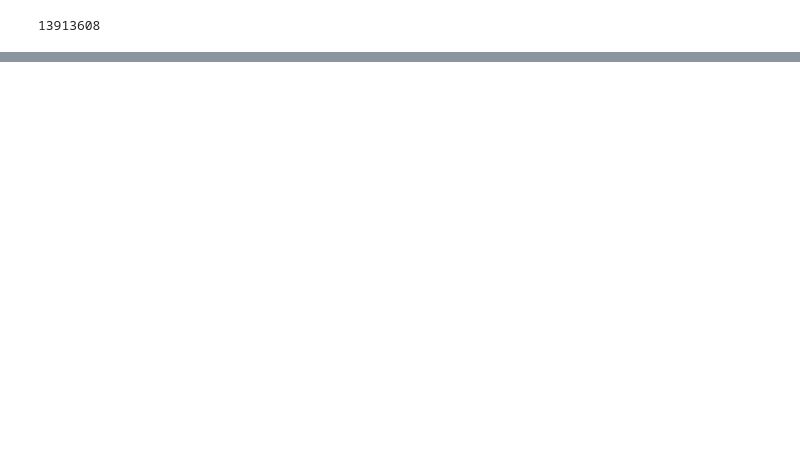
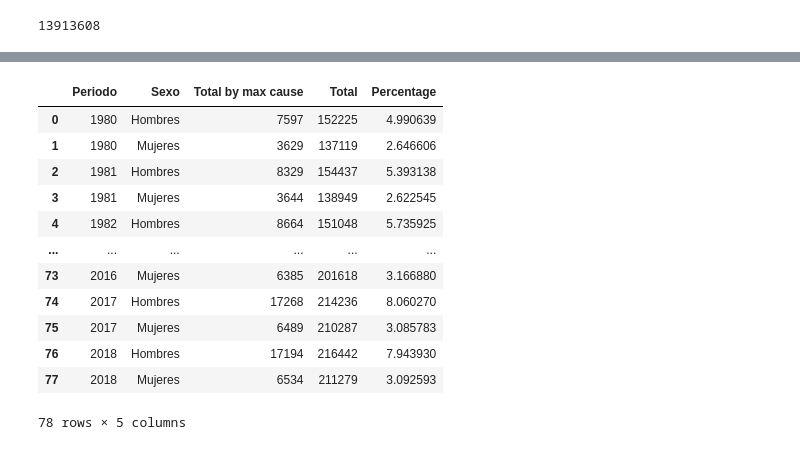
Before and after one commit to Malvagfr/challenges, a Jupyter notebook: deaths/deadly_viz_challenge.ipynb, the cells around one changed output, grey strips where cells are left out. Saved outputs shown, nothing was run; the diff lists cells and outputs as text; code cells hidden in the pictures; blank space fills up the shorter version.

```diff
--- a/deaths/deadly_viz_challenge.ipynb
+++ b/deaths/deadly_viz_challenge.ipynb
@@ -602,0 +459,9 @@ dataset_deathts_causa
+# %%
+#filtrando solo por cancer
+deaths_cancer=mod.row_filter(deaths, 'cause_group', ['Single cause'])
+deaths_cancer=deaths_cancer[deaths_cancer['cause_name'].str.contains("Tumores malignos")|deaths_cancer['cause_name'].str.contains("Tumor maligno")|deaths_cancer['cause_name'].str.contains("Otros tumores malignos")]
+# %%
+#taking only totals and excluding all deaths
+deaths_cancer = mod.row_filter(deaths_cancer, 'Edad', ['Todas las edades'])
+deaths_cancer = deaths_cancer[deaths_cancer['Sexo']!='Total']
+deaths_cancer.head()
@@ -602,0 +475,5 @@ dataset_deathts_causa
+# %%
+#group by
+deaths_cancer_count=deaths_cancer.groupby(['Periodo','Sexo'], as_index=False).agg({'Total':'max'})
+deaths_cancer_count=deaths_cancer_count.rename(columns = {'Total': 'Total by max cause'})
+deaths_cancer_count
@@ -602,0 +494,4 @@ dataset_deathts_causa
+# %%
+#mergeing bot dataframes
+final_deaths_cancer=deaths_cancer_count.merge(dataset_deathts_year_sex_count, on=['Periodo','Sexo'], how='inner')
+final_deaths_cancer
@@ -602,0 +512,17 @@ dataset_deathts_causa
+# %%
+final_deaths_cancer['Percentage']=final_deaths_cancer['Total by max cause']/final_deaths_cancer['Total']*100
+final_deaths_cancer
+# %% [output]
+|  | Periodo | Sexo | Total by max cause | Total | Percentage |
+| 0 | 1980 | Hombres | 7597 | 152225 | 4.990639 |
+| 1 | 1980 | Mujeres | 3629 | 137119 | 2.646606 |
+| 2 | 1981 | Hombres | 8329 | 154437 | 5.393138 |
+| 3 | 1981 | Mujeres | 3644 | 138949 | 2.622545 |
+| 4 | 1982 | Hombres | 8664 | 151048 | 5.735925 |
+| ... | ... | ... | ... | ... | ... |
+| 73 | 2016 | Mujeres | 6385 | 201618 | 3.166880 |
+| 74 | 2017 | Hombres | 17268 | 214236 | 8.060270 |
+| 75 | 2017 | Mujeres | 6489 | 210287 | 3.085783 |
+| 76 | 2018 | Hombres | 17194 | 216442 | 7.943930 |
+| 77 | 2018 | Mujeres | 6534 | 211279 | 3.092593 |
+78 rows × 5 columns
```
Also changed, not shown: parts of 50 cells of this notebook.
